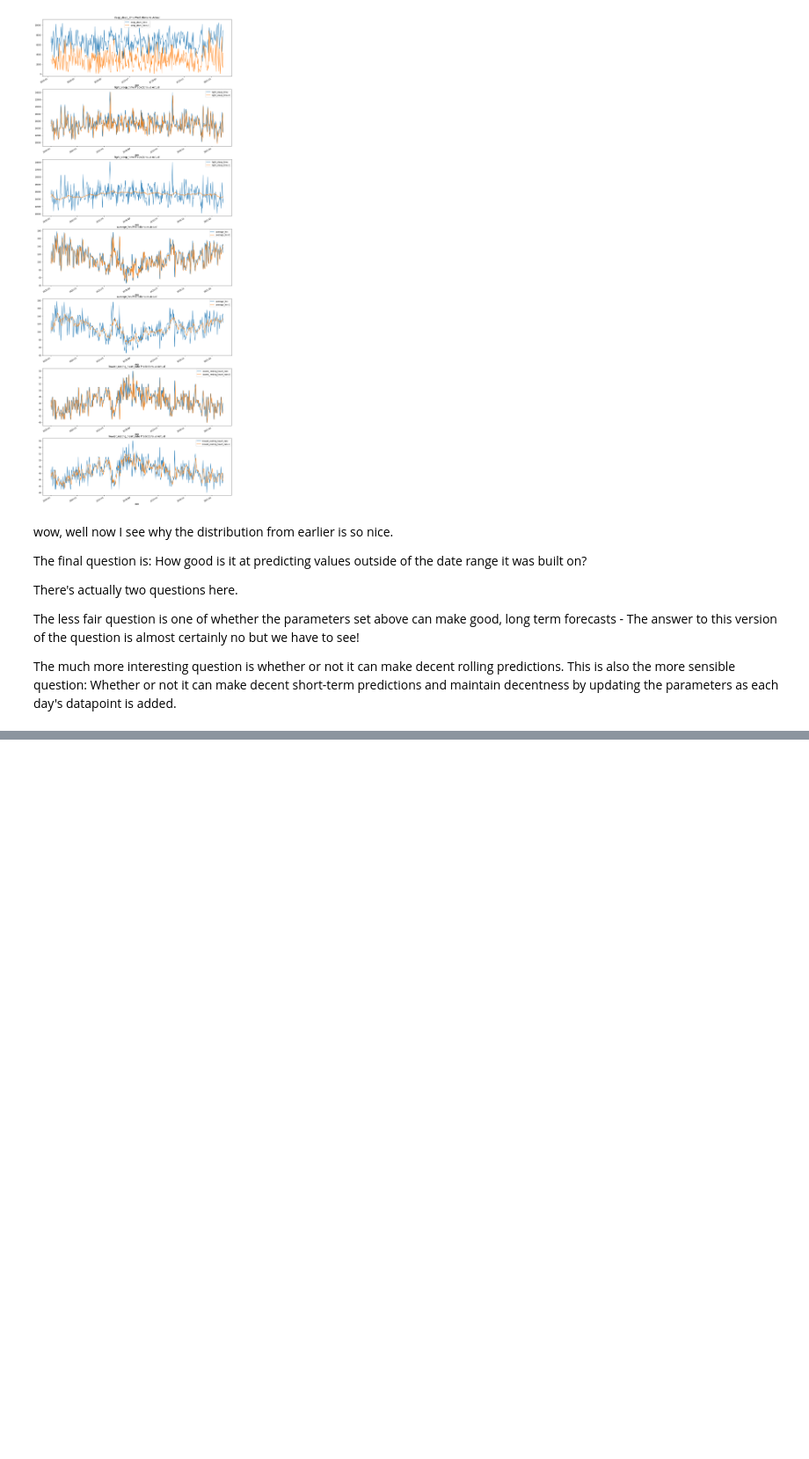
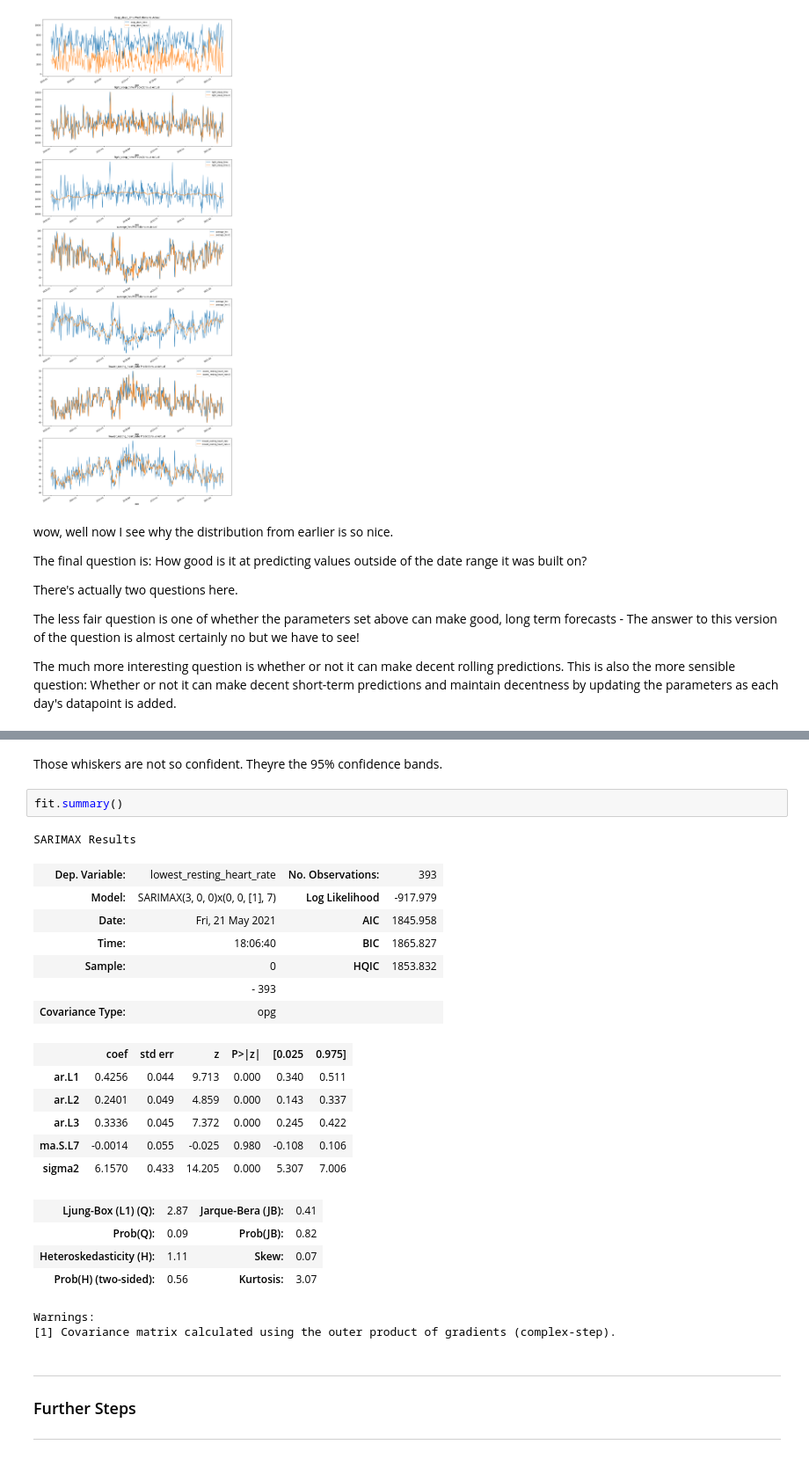
Before and after one commit to jthk1618/coffee-hypothesis, a Jupyter notebook: hrv_arima.ipynb, the cells around one changed output, grey strips where cells are left out. Shown at 88% size. Saved outputs shown, nothing was run; the diff lists cells and outputs as text; blank space fills up the shorter version.

```diff
--- a/hrv_arima.ipynb
+++ b/hrv_arima.ipynb
@@ -443,0 +492,29 @@ The much more interesting question is whether or not it can make decent rolling
+# %% [markdown]
+Those whiskers are not so confident. Theyre the 95% confidence bands.
+# %%
+fit.summary()
+# %% [output]
+SARIMAX Results
+| Dep. Variable: | lowest_resting_heart_rate | No. Observations: | 393 |
+| Model: | SARIMAX(3, 0, 0)x(0, 0, [1], 7) | Log Likelihood | -917.979 |
+| Date: | Fri, 21 May 2021 | AIC | 1845.958 |
+| Time: | 18:06:40 | BIC | 1865.827 |
+| Sample: | 0 | HQIC | 1853.832 |
+|  | - 393 |  |  |
+| Covariance Type: | opg |  |  |
+|  | coef | std err | z | P>|z| | [0.025 | 0.975] |
+| ar.L1 | 0.4256 | 0.044 | 9.713 | 0.000 | 0.340 | 0.511 |
+| ar.L2 | 0.2401 | 0.049 | 4.859 | 0.000 | 0.143 | 0.337 |
+| ar.L3 | 0.3336 | 0.045 | 7.372 | 0.000 | 0.245 | 0.422 |
+| ma.S.L7 | -0.0014 | 0.055 | -0.025 | 0.980 | -0.108 | 0.106 |
+| sigma2 | 6.1570 | 0.433 | 14.205 | 0.000 | 5.307 | 7.006 |
+| Ljung-Box (L1) (Q): | 2.87 | Jarque-Bera (JB): | 0.41 |
+| Prob(Q): | 0.09 | Prob(JB): | 0.82 |
+| Heteroskedasticity (H): | 1.11 | Skew: | 0.07 |
+| Prob(H) (two-sided): | 0.56 | Kurtosis: | 3.07 |
+Warnings:
+[1] Covariance matrix calculated using the outer product of gradients (complex-step).
+# %% [markdown]
+___
+### Further Steps <a id="further-steps"><a/>
+___
```
Also changed, not shown: parts of 7 cells of this notebook.
